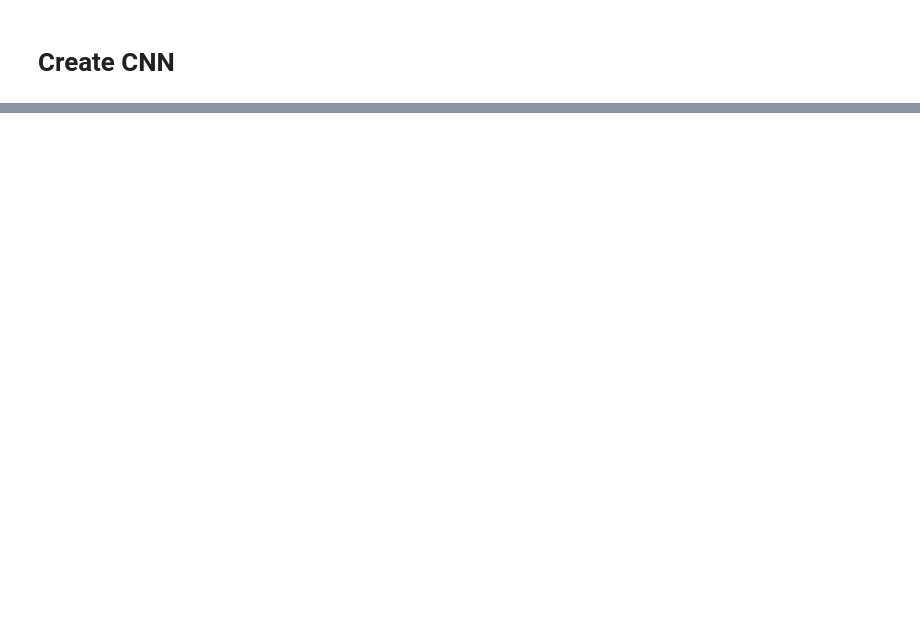
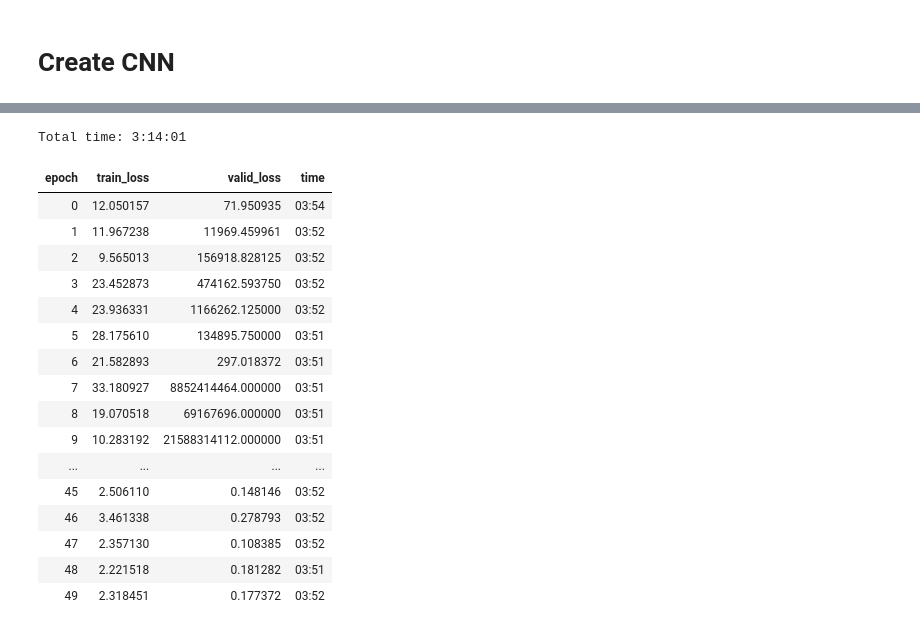
Before and after one commit to marianokamp/play, a Jupyter notebook: cams/counting_rectangles/count_rectangles_comparing_architectures-152.ipynb, the cells around one changed output, grey strips where cells are left out. Drawn from its saved outputs; the diff is of its cells as text; code cells hidden in the pictures; blank space fills up the shorter version.

```diff
--- a/cams/counting_rectangles/count_rectangles_comparing_architectures-152.ipynb
+++ b/cams/counting_rectangles/count_rectangles_comparing_architectures-152.ipynb
@@ -69,31 +69,2 @@ Wall time: 2.35 s
 # %% [markdown]
 # Create CNN
-# %%
-runs = []
-
-for (epochs, architecture, bs) in [(3, models.resnet152, 70)]:
-    runs += [(epochs, 3e-2, 384, bs, architecture,  str(architecture).split()[1])]
-
-losses = []
-
-for (epochs, lr, size, bs, architecture,  label) in runs:
-    print(f'Starting {label}.')
-    data_bunch = ll.databunch(bs=bs)
-    data_bunch = data_bunch.normalize(imagenet_stats)
-    model = cnn_learner(data_bunch, architecture, ps=0, true_wd = False, bn_wd = False, callback_fns=[CSVLogger])
-    model.fit_one_cycle(epochs, slice(lr), wd=0)
-    model.recorder.plot_losses()
-    plt.yscale('log')
-    plt.title(label)
-
-    model.recorder.plot_losses()
-    plt.yscale('log')
-    plt.ylim(0,10)
-    plt.title(label)
-
-    model.recorder.plot_losses()
-    plt.ylim(0,3)
-    plt.title(label)
-
-    losses += [(label, model.recorder.losses, model.recorder.val_losses)]
-    model.save('x'+label)
@@ -175,0 +101,21 @@ plot_results(losses, "All")
+# %%
+model.fit_one_cycle(50, lr, wd=0)
+# %% [output]
+Total time: 3:14:01
+| epoch | train_loss | valid_loss | time |
+| 0 | 12.050157 | 71.950935 | 03:54 |
+| 1 | 11.967238 | 11969.459961 | 03:52 |
+| 2 | 9.565013 | 156918.828125 | 03:52 |
+| 3 | 23.452873 | 474162.593750 | 03:52 |
+| 4 | 23.936331 | 1166262.125000 | 03:52 |
+| 5 | 28.175610 | 134895.750000 | 03:51 |
+| 6 | 21.582893 | 297.018372 | 03:51 |
+| 7 | 33.180927 | 8852414464.000000 | 03:51 |
+| 8 | 19.070518 | 69167696.000000 | 03:51 |
+| 9 | 10.283192 | 21588314112.000000 | 03:51 |
+| ... | ... | ... | ... |
+| 45 | 2.506110 | 0.148146 | 03:52 |
+| 46 | 3.461338 | 0.278793 | 03:52 |
+| 47 | 2.357130 | 0.108385 | 03:52 |
+| 48 | 2.221518 | 0.181282 | 03:51 |
+| 49 | 2.318451 | 0.177372 | 03:52 |
```
Also changed, not shown: parts of 27 cells of this notebook.
